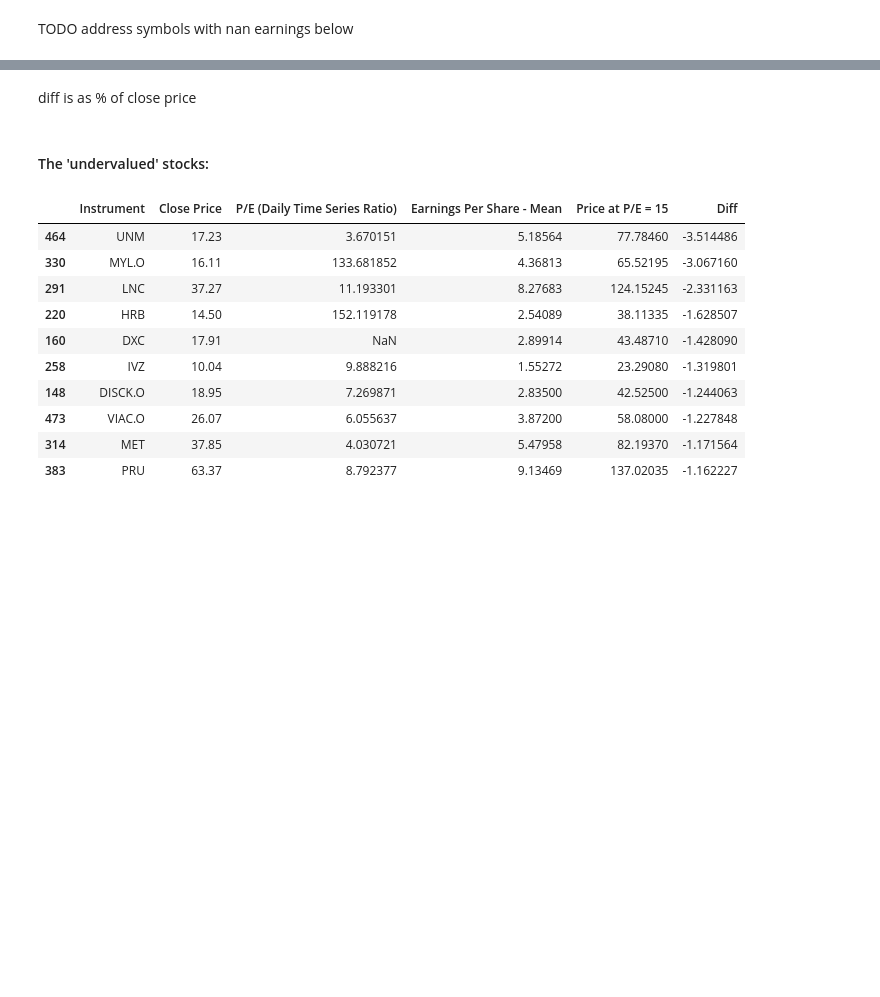
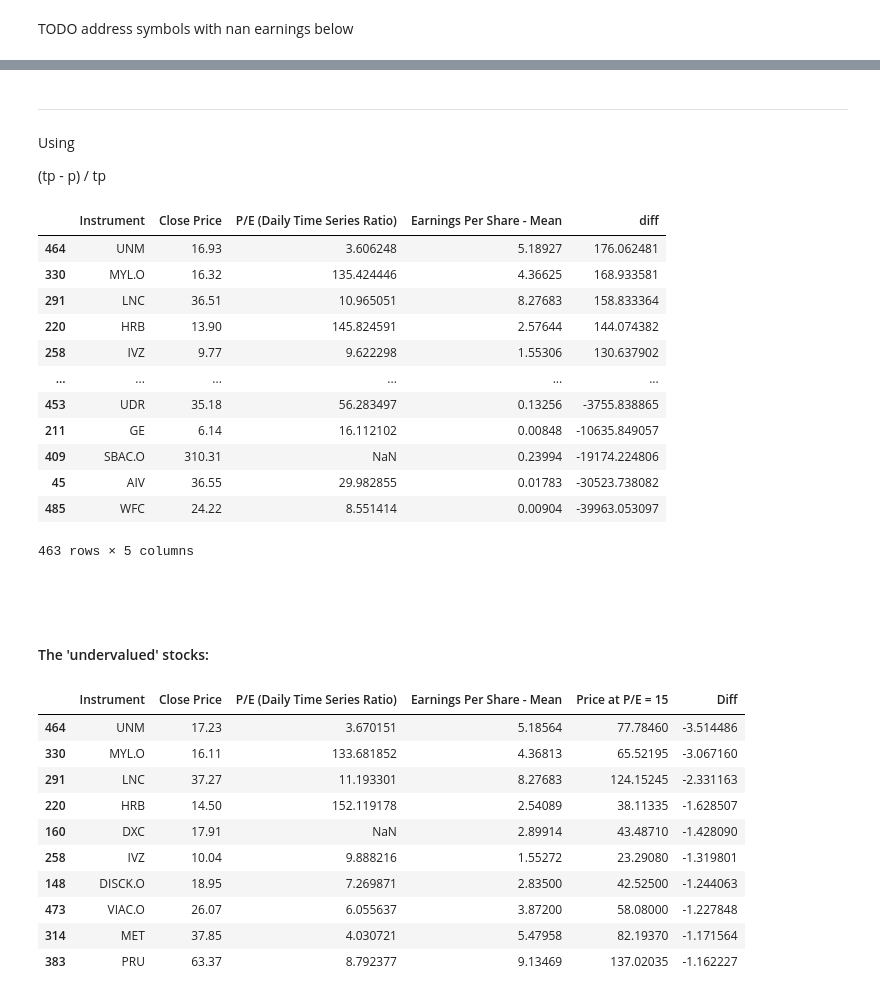
Before and after one commit to theforgacs/lynch_model, a Jupyter notebook: model.ipynb, the cells around one changed output, grey strips where cells are left out. Drawn from its saved outputs; the diff is of its cells as text; code cells hidden in the pictures; blank space fills up the shorter version.

```diff
--- a/model.ipynb
+++ b/model.ipynb
@@ -80,5 +80,31 @@ df[df['Earnings Per Share - Mean'].isnull()]
-# %% [markdown]
-diff is as % of close price
+# %%
+df = df[df['Earnings Per Share - Mean'] > 0 ]
+# %% [markdown]
+____
+Using
+
+(tp - p) / tp
+# %%
+df['diff'] = (df['Earnings Per Share - Mean']*15 - df['Close Price']
+) / df['Earnings Per Share - Mean']*15
+# %%
+df.sort_values(ascending=False, by='diff')
+# %% [output]
+|  | Instrument | Close Price | P/E (Daily Time Series Ratio) | Earnings Per Share - Mean | diff |
+| 464 | UNM | 16.93 | 3.606248 | 5.18927 | 176.062481 |
+| 330 | MYL.O | 16.32 | 135.424446 | 4.36625 | 168.933581 |
+| 291 | LNC | 36.51 | 10.965051 | 8.27683 | 158.833364 |
+| 220 | HRB | 13.90 | 145.824591 | 2.57644 | 144.074382 |
+| 258 | IVZ | 9.77 | 9.622298 | 1.55306 | 130.637902 |
+| ... | ... | ... | ... | ... | ... |
+| 453 | UDR | 35.18 | 56.283497 | 0.13256 | -3755.838865 |
+| 211 | GE | 6.14 | 16.112102 | 0.00848 | -10635.849057 |
+| 409 | SBAC.O | 310.31 | NaN | 0.23994 | -19174.224806 |
+| 45 | AIV | 36.55 | 29.982855 | 0.01783 | -30523.738082 |
+| 485 | WFC | 24.22 | 8.551414 | 0.00904 | -39963.053097 |
+463 rows × 5 columns
+# %% [markdown]
+####
 # %%
 df['Price at P/E = 15'] = 15*df['Earnings Per Share - Mean']
 df['Diff'] = (df['Close Price'] - df['Price at P/E = 15']) / df['Close Price']
```
Also changed, not shown: parts of 3 cells of this notebook.
